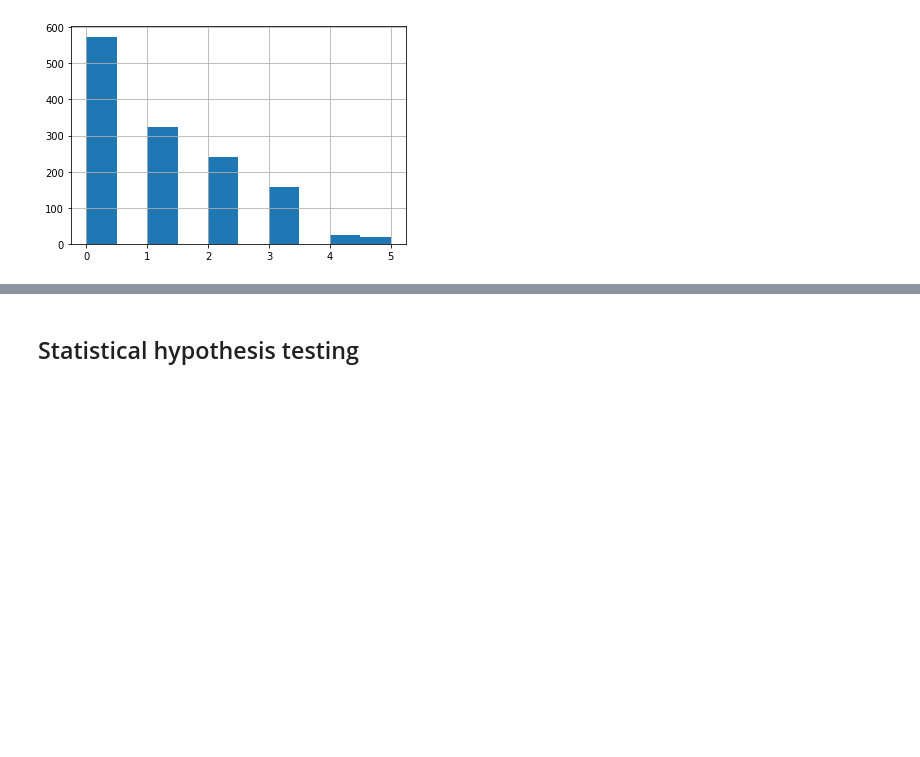
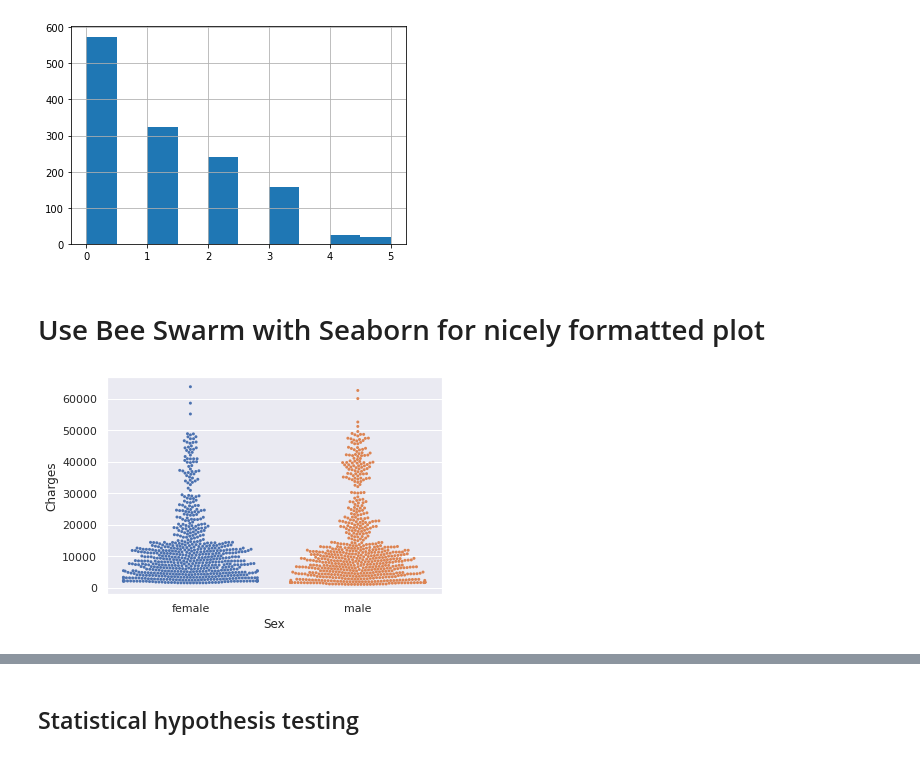
Before and after one commit to graceuche/northeastern-final-project, a Jupyter notebook: notebook.ipynb, the cells around one changed output, grey strips where cells are left out. Drawn from its saved outputs; the diff is of its cells as text; code cells hidden in the pictures; blank space fills up the shorter version.

Commit message:
starts bees swarm plot

```diff
--- a/notebook.ipynb
+++ b/notebook.ipynb
@@ -5,8 +6,8 @@ import pandas as pd # imports pandas package, aliases as pd
 ## Exploratory Data Analytics
 ###### Data exploration is one of the key tasks a data analyst performs
 # %%
-df = pd.read_csv('insurance.csv')
-df
+insurance_premium = pd.read_csv('insurance.csv')
+insurance_premium
 # %% [output]
 |  | age | sex | bmi | children | smoker | region | charges |
 | 0 | 19 | female | 27.900 | 0 | yes | southwest | 16884.92400 |
@@ -175,2 +176,13 @@ df['children'].hist(); # number of children by per observation
 # %% [output]
 [figure]
+# %% [markdown]
+# Use Bee Swarm with Seaborn for nicely formatted plot
+# %%
+import seaborn as sns
+sns.set()
+sns.swarmplot(x = 'sex', y = 'charges',data=insurance_premium, s=3)
+plt.xlabel('Sex')
+plt.ylabel('Charges')
+plt.show()
+# %% [output]
+[figure, added]
```
Also changed, not shown: parts of 25 cells of this notebook, 1 other file.
